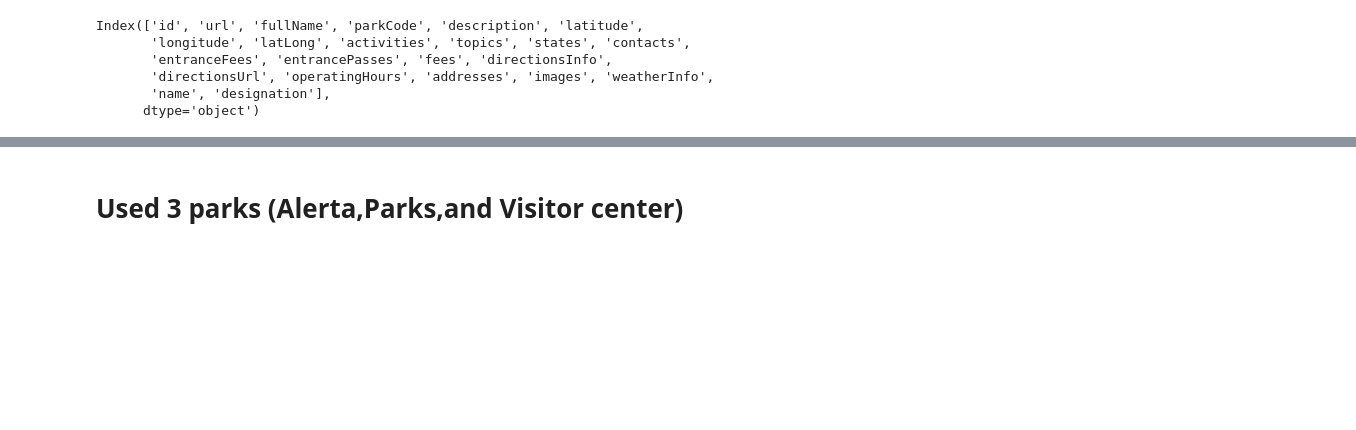
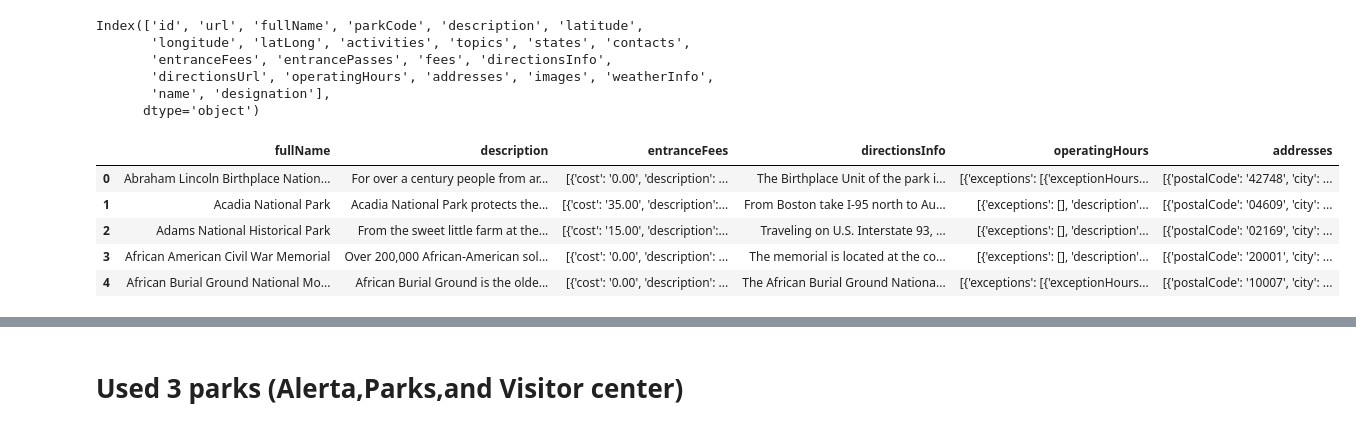
Before and after one commit to MSBen14/Park-Finder-Project-3, a Jupyter notebook: Parks_v3.ipynb, the cells around one changed output, grey strips where cells are left out. Cells and saved outputs as stored; diff of their text form; code cells hidden in the pictures; blank space fills up the shorter version.

```diff
--- a/Parks_v3.ipynb
+++ b/Parks_v3.ipynb
@@ -85,0 +100,13 @@ Index(['id', 'url', 'fullName', 'parkCode', 'description', 'latitude',
+# %%
+parks_rev_df = parks_df.copy()
+# %%
+parks_rev_df.drop(['id', 'parkCode', 'url', 'latitude', 'longitude', 'latLong', 'activities', 'topics', 'states', 'contacts', 'entrancePasses', 'fees', 'directionsUrl', 'images', 'weatherInfo',
+       'name', 'designation'], axis=1, inplace=True)
+parks_rev_df.head()
+# %% [output]
+|  | fullName | description | entranceFees | directionsInfo | operatingHours | addresses |
+| 0 | Abraham Lincoln Birthplace Nation... | For over a century people from ar... | [{'cost': '0.00', 'description': ... | The Birthplace Unit of the park i... | [{'exceptions': [{'exceptionHours... | [{'postalCode': '42748', 'city': ... |
+| 1 | Acadia National Park | Acadia National Park protects the... | [{'cost': '35.00', 'description':... | From Boston take I-95 north to Au... | [{'exceptions': [], 'description'... | [{'postalCode': '04609', 'city': ... |
+| 2 | Adams National Historical Park | From the sweet little farm at the... | [{'cost': '15.00', 'description':... | Traveling on U.S. Interstate 93, ... | [{'exceptions': [], 'description'... | [{'postalCode': '02169', 'city': ... |
+| 3 | African American Civil War Memorial | Over 200,000 African-American sol... | [{'cost': '0.00', 'description': ... | The memorial is located at the co... | [{'exceptions': [], 'description'... | [{'postalCode': '20001', 'city': ... |
+| 4 | African Burial Ground National Mo... | African Burial Ground is the olde... | [{'cost': '0.00', 'description': ... | The African Burial Ground Nationa... | [{'exceptions': [{'exceptionHours... | [{'postalCode': '10007', 'city': ... |
```
Also changed, not shown: parts of 26 cells of this notebook, 3 other files.
